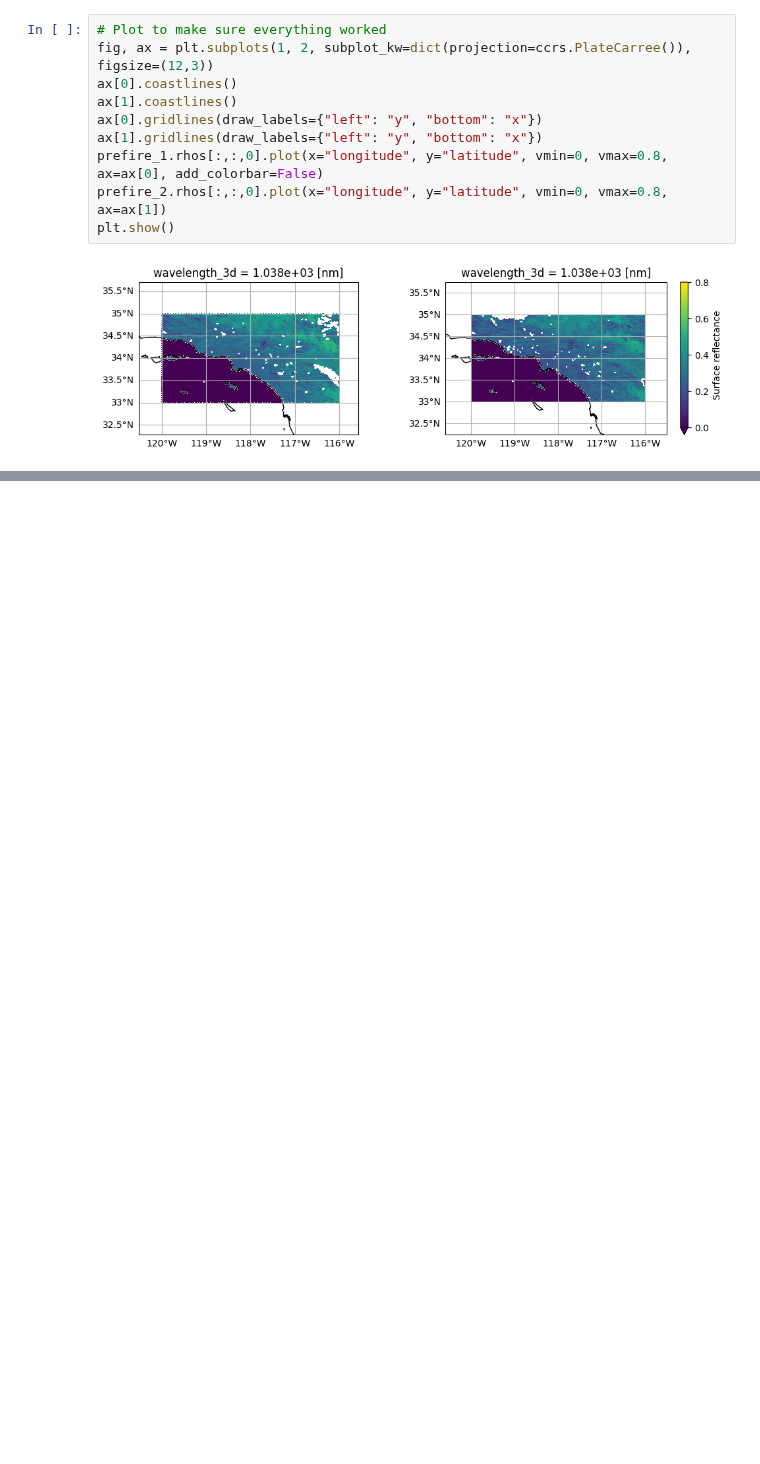
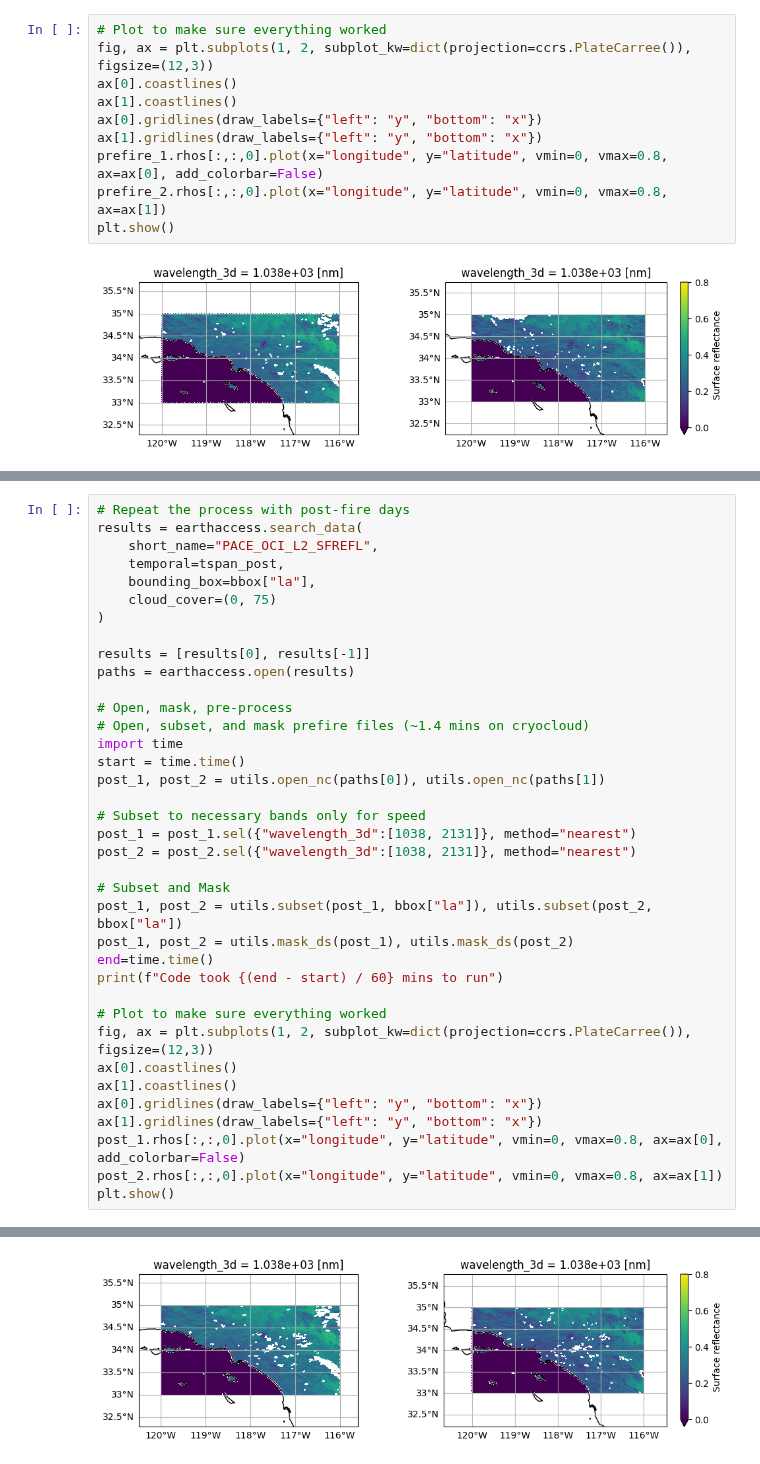
Before and after one commit to skyecaplan/pace-rapid-response, a Jupyter notebook: PRR_Land/dNBR_analysis.ipynb, the cells around one changed output, grey strips where cells are left out. Saved outputs shown, nothing was run; the diff lists cells and outputs as text; blank space fills up the shorter version.

```diff
--- a/PRR_Land/dNBR_analysis.ipynb
+++ b/PRR_Land/dNBR_analysis.ipynb
@@ -99,0 +126,38 @@ plt.show()
+# %%
+# Repeat the process with post-fire days
+results = earthaccess.search_data(
+    short_name="PACE_OCI_L2_SFREFL",
+    temporal=tspan_post,
+    bounding_box=bbox["la"],
+    cloud_cover=(0, 75)
+)
+
+results = [results[0], results[-1]]
+paths = earthaccess.open(results)
+
+# Open, mask, pre-process
+# Open, subset, and mask prefire files (~1.4 mins on cryocloud)
+import time
+start = time.time()
+post_1, post_2 = utils.open_nc(paths[0]), utils.open_nc(paths[1])
+
+# Subset to necessary bands only for speed
+post_1 = post_1.sel({"wavelength_3d":[1038, 2131]}, method="nearest")
+post_2 = post_2.sel({"wavelength_3d":[1038, 2131]}, method="nearest")
+
+# Subset and Mask
+post_1, post_2 = utils.subset(post_1, bbox["la"]), utils.subset(post_2, bbox["la"])
+post_1, post_2 = utils.mask_ds(post_1), utils.mask_ds(post_2)
+end=time.time()
+print(f"Code took {(end - start) / 60} mins to run")
+
+# Plot to make sure everything worked
+fig, ax = plt.subplots(1, 2, subplot_kw=dict(projection=ccrs.PlateCarree()), figsize=(12,3))
+ax[0].coastlines()
+ax[1].coastlines()
+ax[0].gridlines(draw_labels={"left": "y", "bottom": "x"})
+ax[1].gridlines(draw_labels={"left": "y", "bottom": "x"})
+post_1.rhos[:,:,0].plot(x="longitude", y="latitude", vmin=0, vmax=0.8, ax=ax[0], add_colorbar=False)
+post_2.rhos[:,:,0].plot(x="longitude", y="latitude", vmin=0, vmax=0.8, ax=ax[1])
+plt.show()
+# %% [output]
@@ -99,0 +165 @@ plt.show()
+[figure, added]
```
Also changed, not shown: parts of 11 cells of this notebook, 7 other files.
